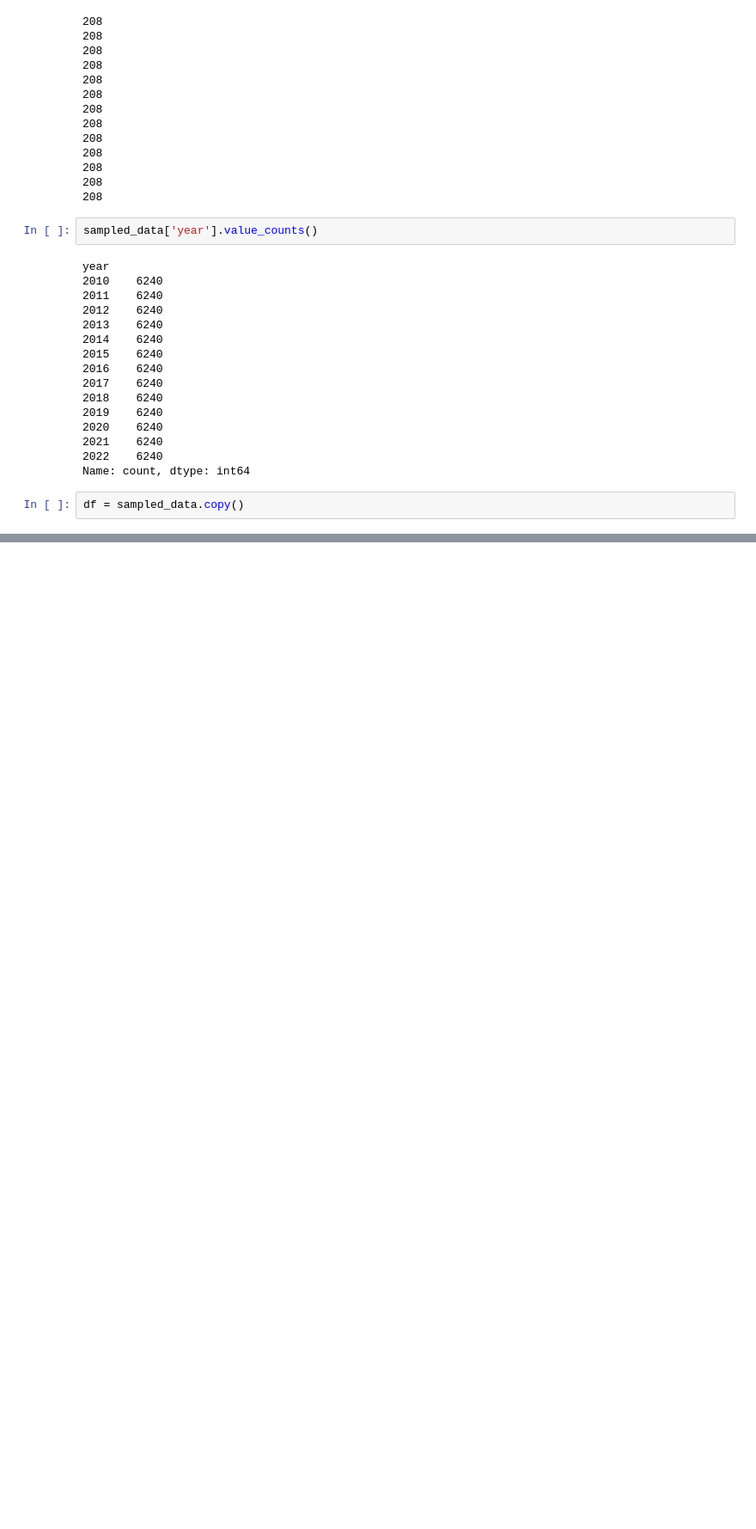
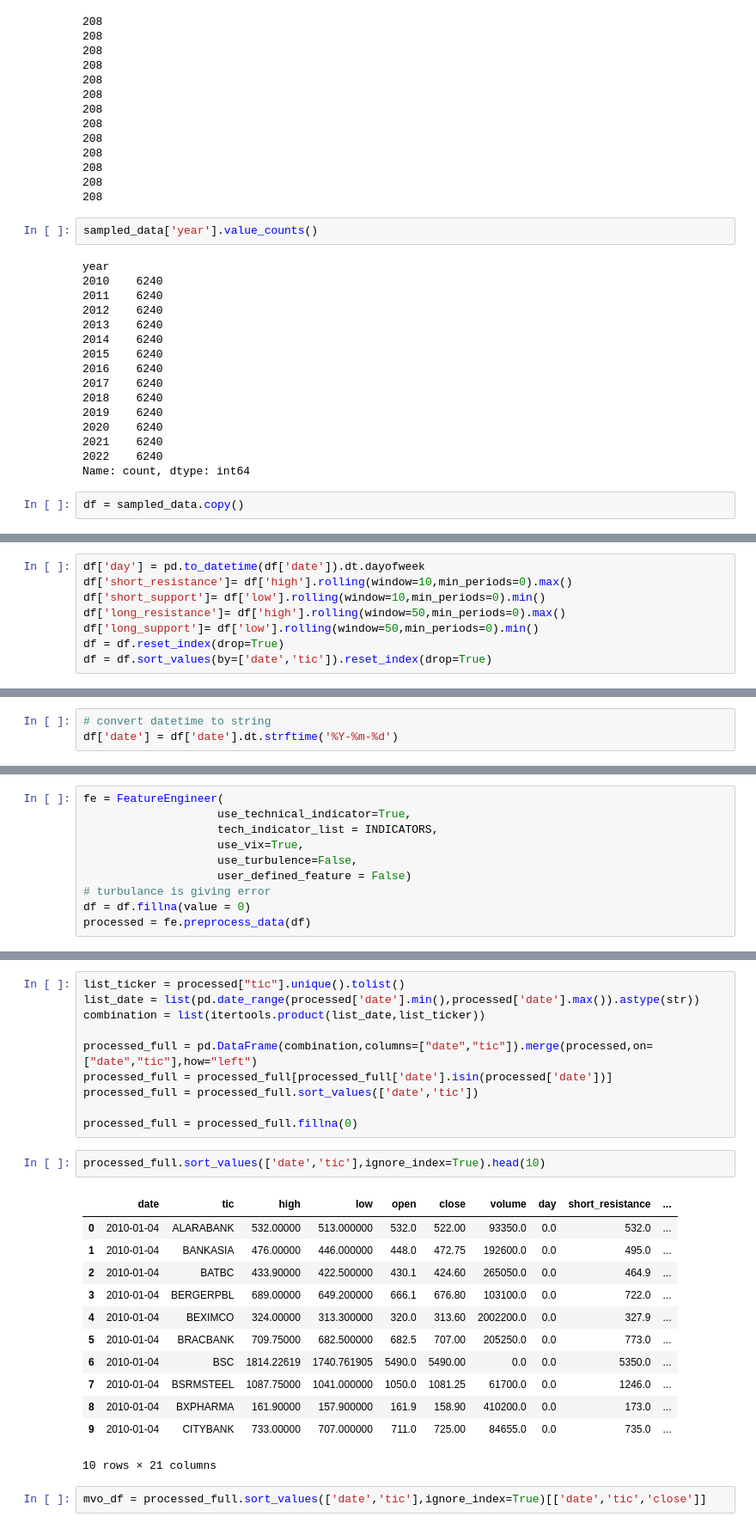
Before and after one commit to niananto/Stock-Trader, a Jupyter notebook: kaggle_data_insepection.ipynb, the cells around one changed output, grey strips where cells are left out. Shown at 86% size. Cells and saved outputs as stored; diff of their text form; blank space fills up the shorter version.

```diff
--- a/kaggle_data_insepection.ipynb
+++ b/kaggle_data_insepection.ipynb
@@ -310,0 +373,8 @@ df = sampled_data.copy()
+# %%
+df['day'] = pd.to_datetime(df['date']).dt.dayofweek
+df['short_resistance']= df['high'].rolling(window=10,min_periods=0).max()
+df['short_support']= df['low'].rolling(window=10,min_periods=0).min()
+df['long_resistance']= df['high'].rolling(window=50,min_periods=0).max()
+df['long_support']= df['low'].rolling(window=50,min_periods=0).min()
+df = df.reset_index(drop=True)
+df = df.sort_values(by=['date','tic']).reset_index(drop=True)
@@ -310,0 +397,3 @@ df = sampled_data.copy()
+# %%
+# convert datetime to string
+df['date'] = df['date'].dt.strftime('%Y-%m-%d')
@@ -310,0 +469,10 @@ df = sampled_data.copy()
+# %%
+fe = FeatureEngineer(
+                    use_technical_indicator=True,
+                    tech_indicator_list = INDICATORS,
+                    use_vix=True,
+                    use_turbulence=False,
+                    user_defined_feature = False)
+# turbulance is giving error
+df = df.fillna(value = 0)
+processed = fe.preprocess_data(df)
@@ -310,0 +484,27 @@ df = sampled_data.copy()
+# %%
+list_ticker = processed["tic"].unique().tolist()
+list_date = list(pd.date_range(processed['date'].min(),processed['date'].max()).astype(str))
+combination = list(itertools.product(list_date,list_ticker))
+
+processed_full = pd.DataFrame(combination,columns=["date","tic"]).merge(processed,on=["date","tic"],how="left")
+processed_full = processed_full[processed_full['date'].isin(processed['date'])]
+processed_full = processed_full.sort_values(['date','tic'])
+
+processed_full = processed_full.fillna(0)
+# %%
+processed_full.sort_values(['date','tic'],ignore_index=True).head(10)
+# %% [output]
+|  | date | tic | high | low | open | close | volume | day | short_resistance | ... |
+| 0 | 2010-01-04 | ALARABANK | 532.00000 | 513.000000 | 532.0 | 522.00 | 93350.0 | 0.0 | 532.0 | ... |
+| 1 | 2010-01-04 | BANKASIA | 476.00000 | 446.000000 | 448.0 | 472.75 | 192600.0 | 0.0 | 495.0 | ... |
+| 2 | 2010-01-04 | BATBC | 433.90000 | 422.500000 | 430.1 | 424.60 | 265050.0 | 0.0 | 464.9 | ... |
+| 3 | 2010-01-04 | BERGERPBL | 689.00000 | 649.200000 | 666.1 | 676.80 | 103100.0 | 0.0 | 722.0 | ... |
+| 4 | 2010-01-04 | BEXIMCO | 324.00000 | 313.300000 | 320.0 | 313.60 | 2002200.0 | 0.0 | 327.9 | ... |
+| 5 | 2010-01-04 | BRACBANK | 709.75000 | 682.500000 | 682.5 | 707.00 | 205250.0 | 0.0 | 773.0 | ... |
+| 6 | 2010-01-04 | BSC | 1814.22619 | 1740.761905 | 5490.0 | 5490.00 | 0.0 | 0.0 | 5350.0 | ... |
+| 7 | 2010-01-04 | BSRMSTEEL | 1087.75000 | 1041.000000 | 1050.0 | 1081.25 | 61700.0 | 0.0 | 1246.0 | ... |
+| 8 | 2010-01-04 | BXPHARMA | 161.90000 | 157.900000 | 161.9 | 158.90 | 410200.0 | 0.0 | 173.0 | ... |
+| 9 | 2010-01-04 | CITYBANK | 733.00000 | 707.000000 | 711.0 | 725.00 | 84655.0 | 0.0 | 735.0 | ... |
+10 rows × 21 columns
+# %%
+mvo_df = processed_full.sort_values(['date','tic'],ignore_index=True)[['date','tic','close']]
```
Also changed, not shown: parts of 47 cells of this notebook, 1 other file.
